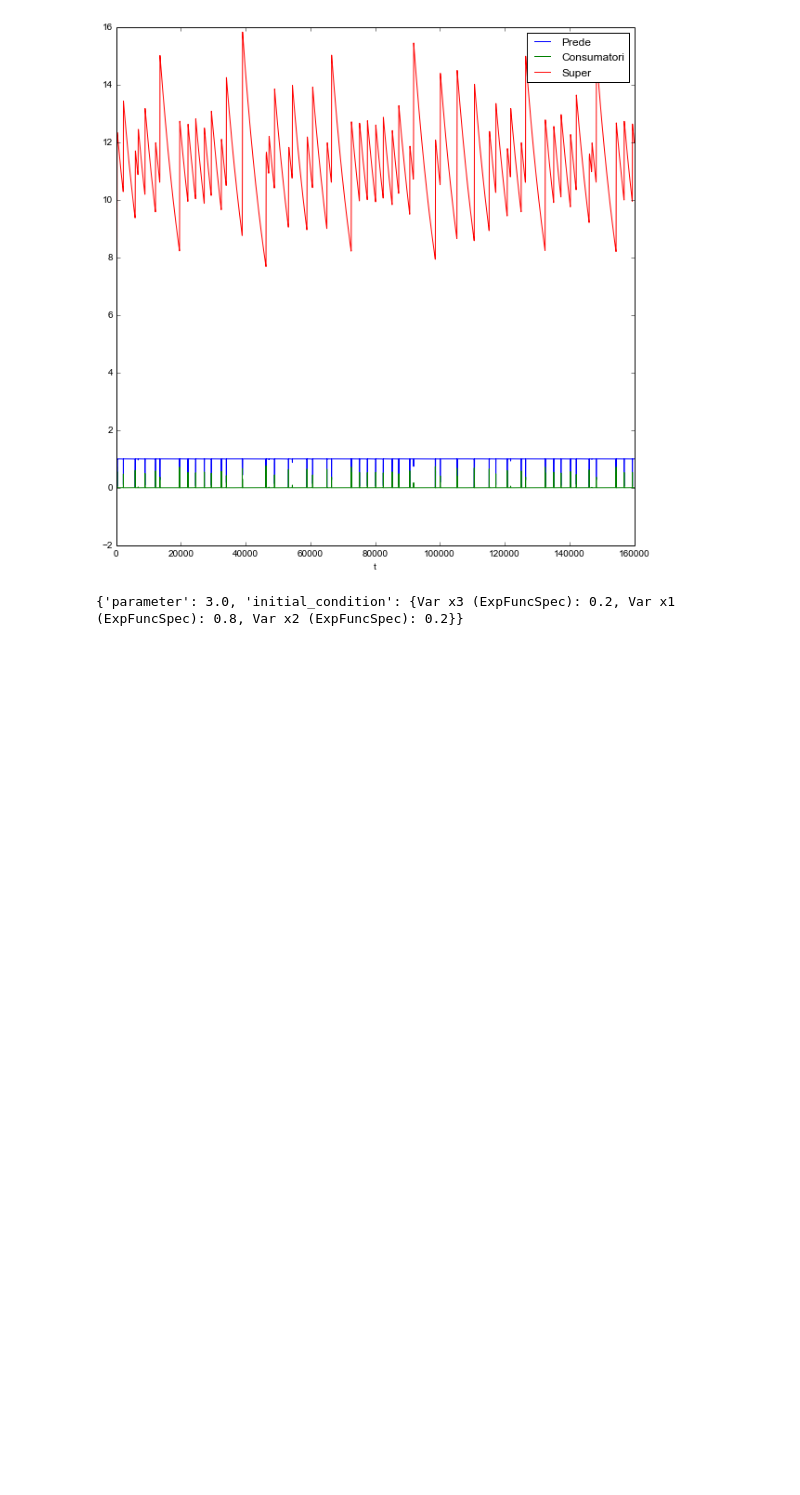
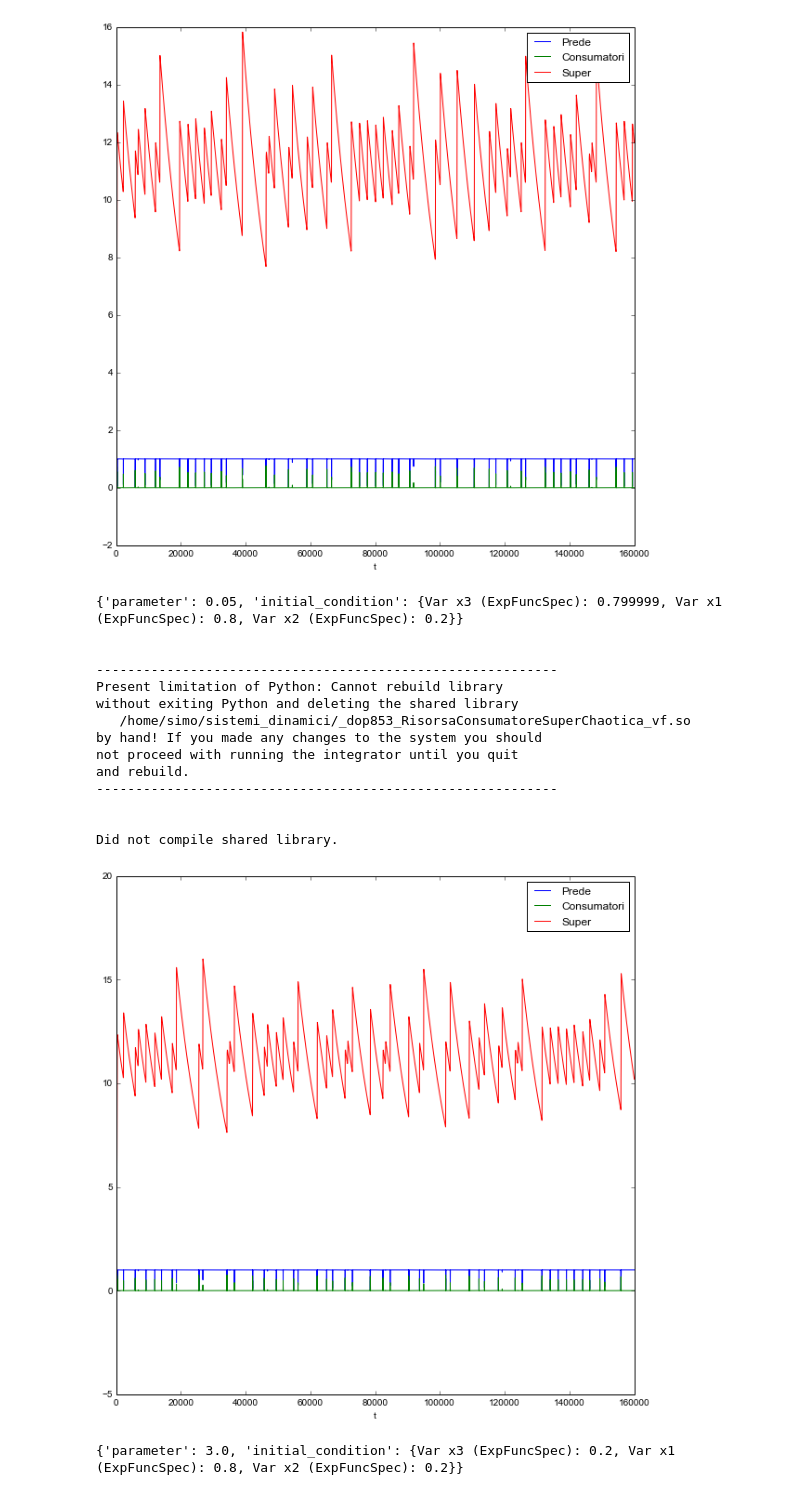
Before and after one commit to siscia/sistemi_dinamici, a Jupyter notebook: RobertExample.ipynb, the cells around one changed output. Cells and saved outputs as stored; diff of their text form; code cells hidden in the pictures; blank space fills up the shorter version.

```diff
--- a/RobertExample.ipynb
+++ b/RobertExample.ipynb
@@ -630,6 +630,24 @@ and rebuild.
 
 Did not compile shared library.
 [figure]
+# %%
+run(0.05, time = 160000, x3_value=0.8-(1e-6))
+# %% [output]
+{'parameter': 0.05, 'initial_condition': {Var x3 (ExpFuncSpec): 0.799999, Var x1 (ExpFuncSpec): 0.8, Var x2 (ExpFuncSpec): 0.2}}
+
+
+-----------------------------------------------------------
+Present limitation of Python: Cannot rebuild library
+without exiting Python and deleting the shared library
+   /home/simo/sistemi_dinamici/_dop853_RisorsaConsumatoreSuperChaotica_vf.so
+by hand! If you made any changes to the system you should
+not proceed with running the integrator until you quit
+and rebuild.
+-----------------------------------------------------------
+
+
+Did not compile shared library.
+[figure, added]
 # %%
 run(3)
 # %% [output]
```
